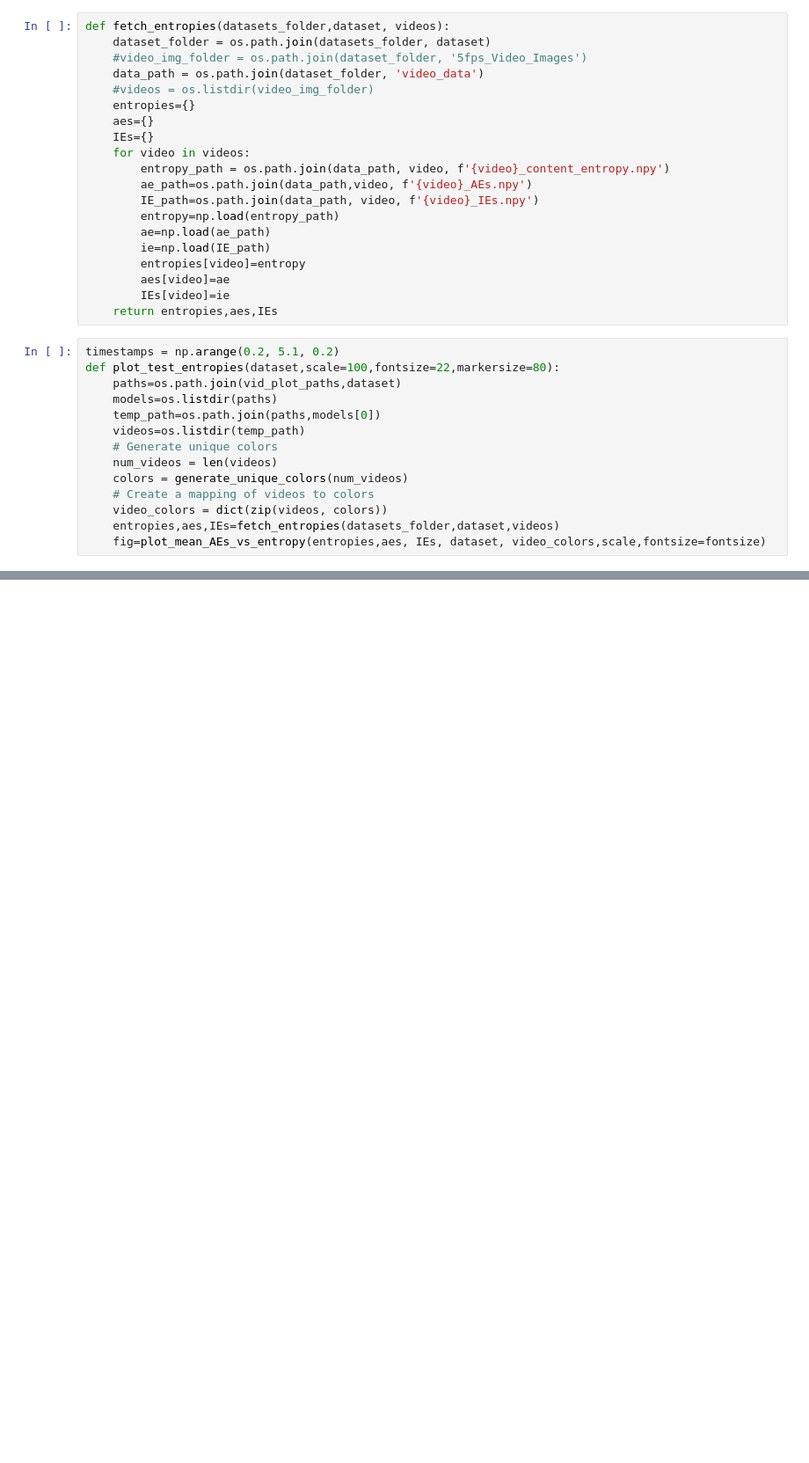
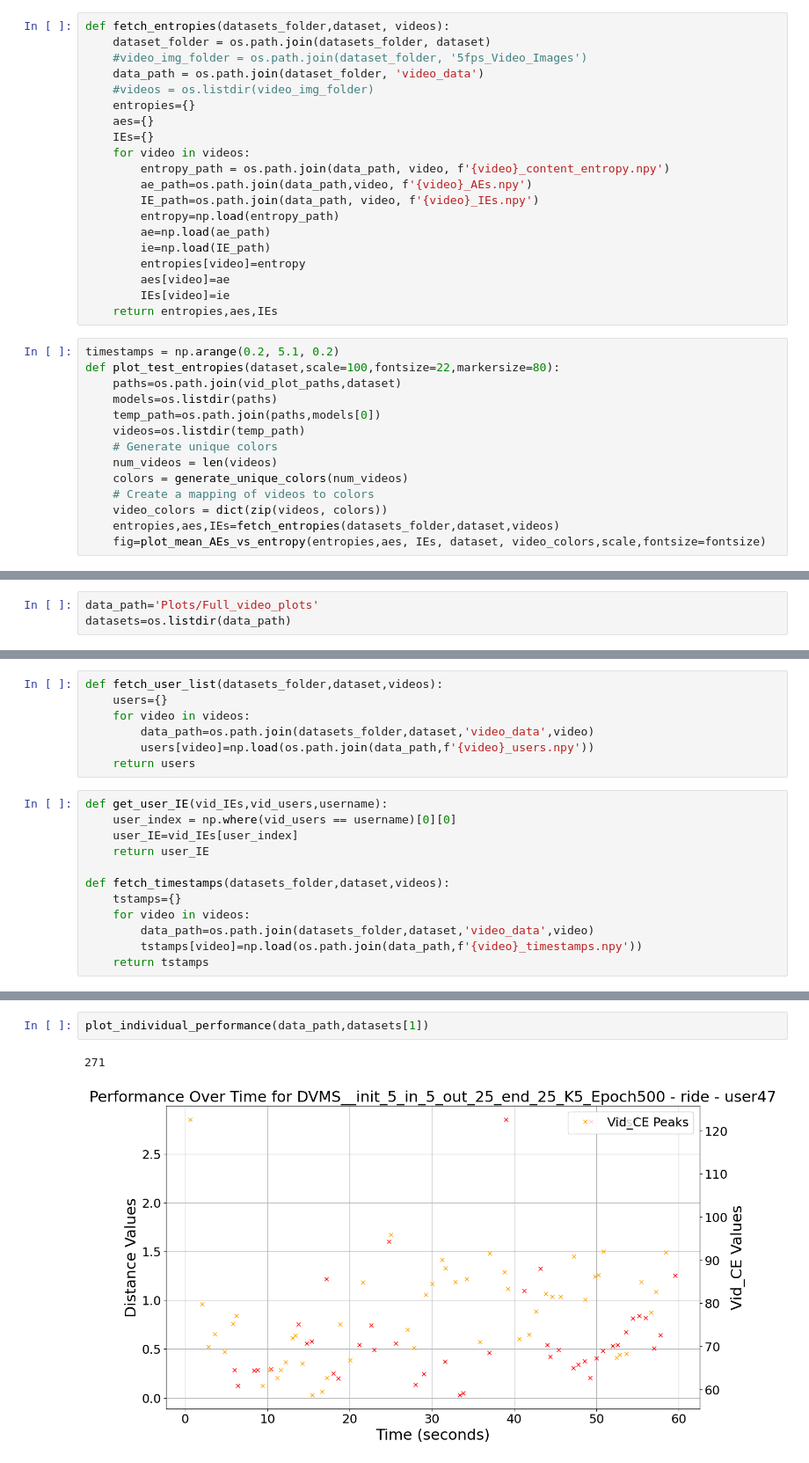
Before and after one commit to varun-pradhan-117/XR-pipeline, a Jupyter notebook: plotting.ipynb, the cells around one changed output, grey strips where cells are left out. Shown at 88% size. Drawn from its saved outputs; the diff is of its cells as text; blank space fills up the shorter version.

```diff
--- a/plotting.ipynb
+++ b/plotting.ipynb
@@ -710,0 +712,3 @@ plot_test_entropies('Jin_22',scale=100)
+# %%
+data_path='Plots/Full_video_plots'
+datasets=os.listdir(data_path)
@@ -710,0 +717,19 @@ plot_test_entropies('Jin_22',scale=100)
+# %%
+def fetch_user_list(datasets_folder,dataset,videos):
+    users={}
+    for video in videos:
+        data_path=os.path.join(datasets_folder,dataset,'video_data',video)
+        users[video]=np.load(os.path.join(data_path,f'{video}_users.npy'))
+    return users
+# %%
+def get_user_IE(vid_IEs,vid_users,username):
+    user_index = np.where(vid_users == username)[0][0]
+    user_IE=vid_IEs[user_index]
+    return user_IE
+
+def fetch_timestamps(datasets_folder,dataset,videos):
+    tstamps={}
+    for video in videos:
+        data_path=os.path.join(datasets_folder,dataset,'video_data',video)
+        tstamps[video]=np.load(os.path.join(data_path,f'{video}_timestamps.npy'))
+    return tstamps
@@ -710,0 +835,5 @@ plot_test_entropies('Jin_22',scale=100)
+# %%
+plot_individual_performance(data_path,datasets[1])
+# %% [output]
+271
+[figure, added]
```
Also changed, not shown: parts of 7 cells of this notebook.
